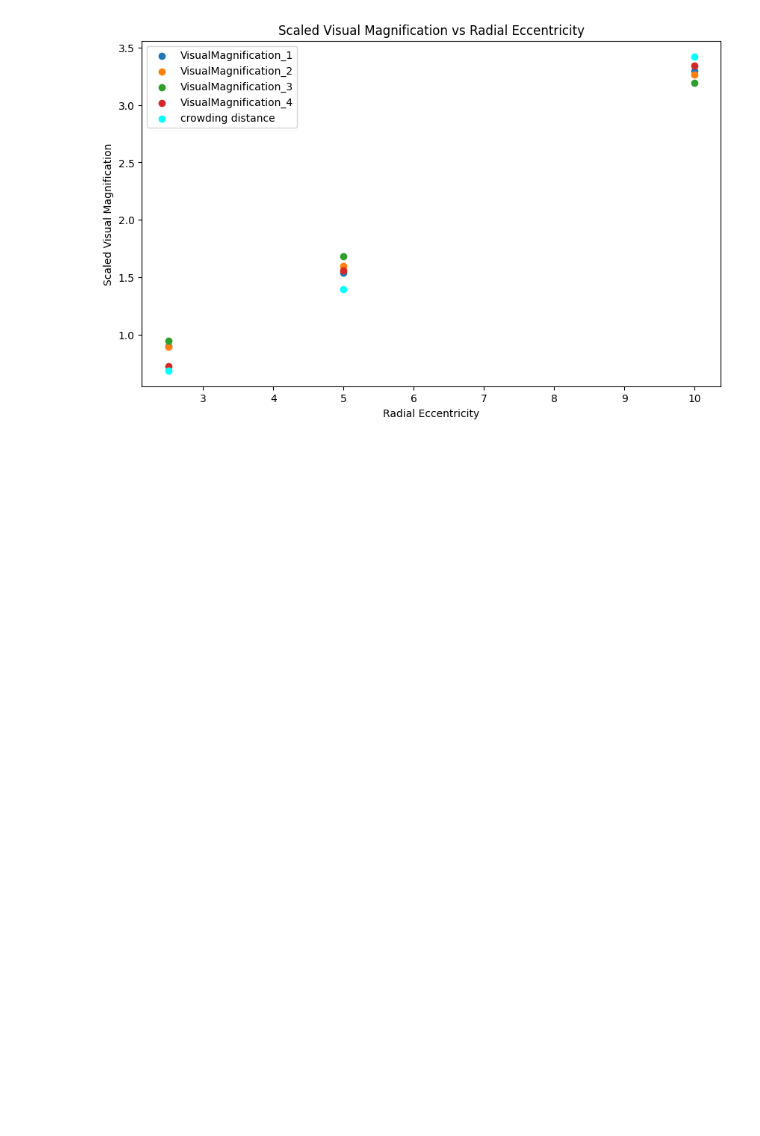
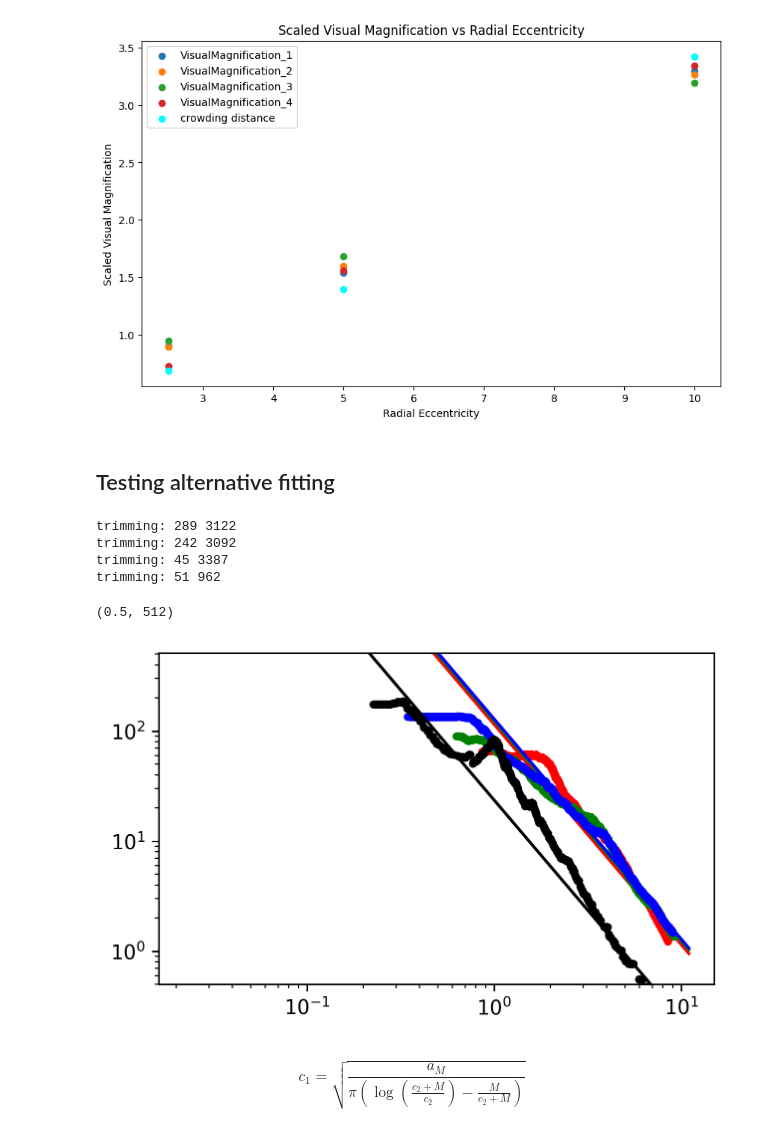
Before and after one commit to noahbenson/cortical-crowding, a Jupyter notebook: notebooks/dev.ipynb, the cells around one changed output. Cells and saved outputs as stored; diff of their text form; code cells hidden in the pictures; blank space fills up the shorter version.

Commit message:
adding new fitting method to notebook and NYU retinotopy subjects to cmag.py

```diff
--- a/notebooks/dev.ipynb
+++ b/notebooks/dev.ipynb
@@ -567,3 +567,5 @@ plt.legend()
 plt.show()
 # %% [output]
 [figure]
+# %% [markdown]
+## Testing alternative fitting
@@ -569,0 +614,25 @@ plt.show()
+# %%
+rs = fit_subject_vmag('sub-wlsubj150')
+# %% [output]
+trimming: 289 3122
+trimming: 242 3092
+trimming: 45 3387
+trimming: 51 962
+# %%
+(fig,ax) = plt.subplots(1,1, figsize=(5,3), dpi=288)
+
+eccrng = np.linspace(0, 11, 500)
+for (clr,r) in zip(['r','g','b','k'], rs):
+    #if clr != 'r': continue
+    (ecc,cmag) = r.coords
+    if len(r.x) == 3:
+        (a,b,c) = r.x
+    else:
+        (a,b) = r.x
+        c = 2
+    ax.loglog(ecc, cmag, clr + '.')
+    ax.loglog(eccrng, 1/HH91_vmag(eccrng, a, b, c), clr + '-')
+ax.set_ylim([0.5,512])
+# %% [output]
+(0.5, 512)
+[figure, added]
@@ -569,0 +658,2 @@ plt.show()
+# %% [markdown]
+$$ c_1 = \sqrt{\frac{a_M}{\pi \left(\log\left(\frac{c_2 + M}{c_2}\right) - \frac{M}{c_2 + M}\right)}} $$
```
Also changed, not shown: parts of 18 cells of this notebook, 2 other files.
